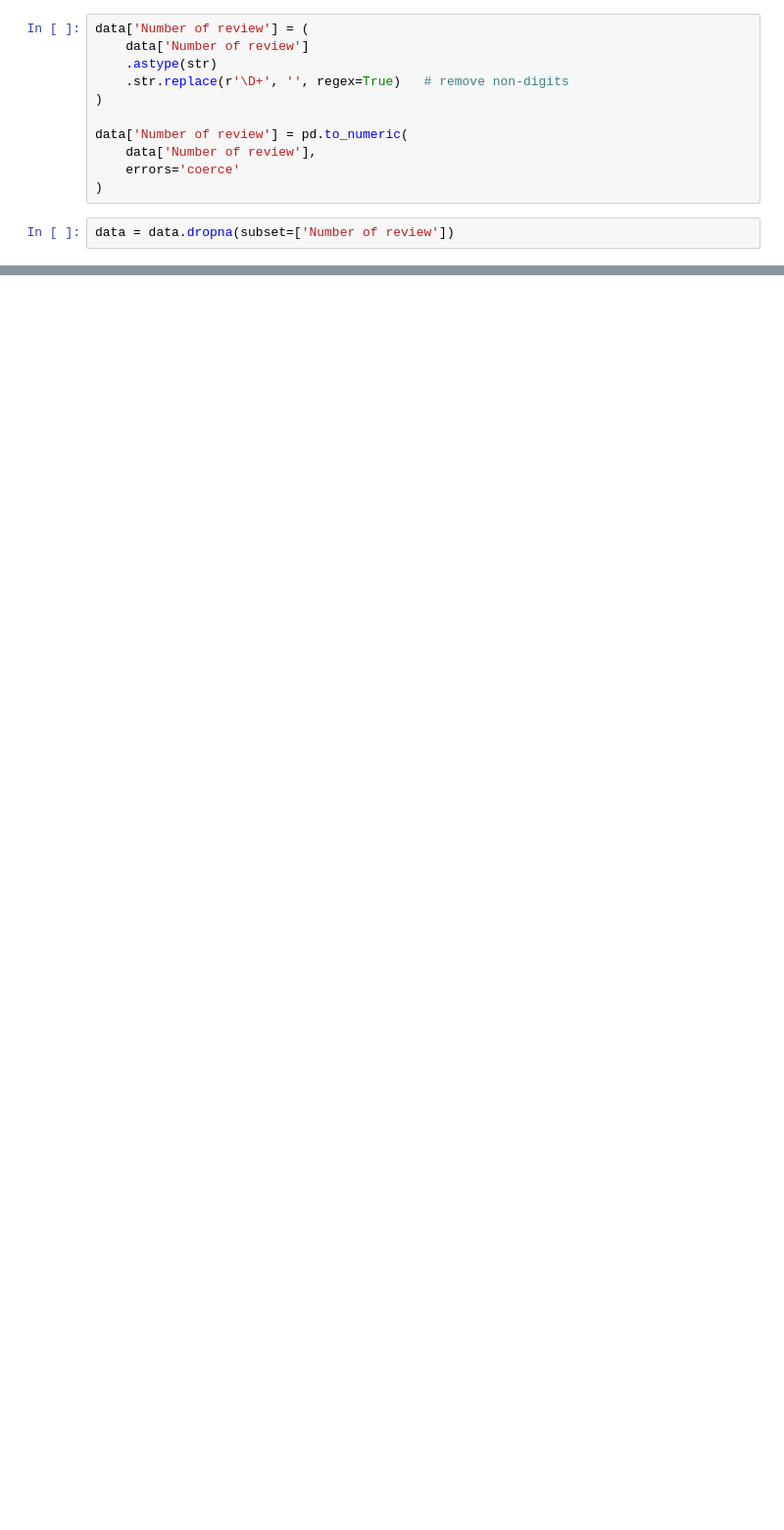
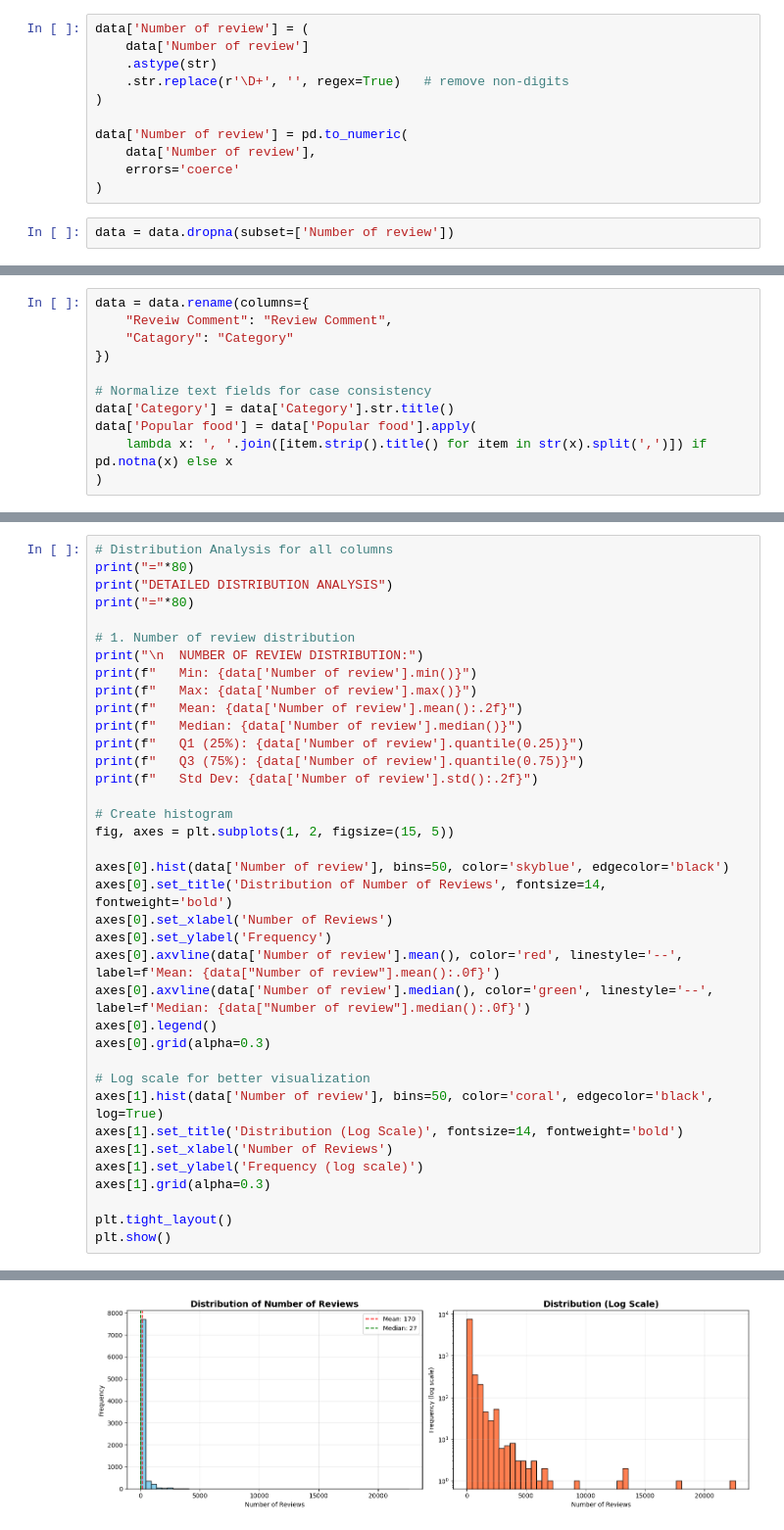
Before and after one commit to emergingsana123/UrbanUmami-An-End-to-End-NLP-Pipeline-for-NYC-Restaurant-Feedback, a Jupyter notebook: app.ipynb, the cells around one changed output, grey strips where cells are left out. Shown at 98% size. Saved outputs shown, nothing was run; the diff lists cells and outputs as text; blank space fills up the shorter version.

```diff
--- a/app.ipynb
+++ b/app.ipynb
@@ -137,0 +136,11 @@ data['Number of review'] = data['Number of review'].astype(int)
+# %%
+data = data.rename(columns={
+    "Reveiw Comment": "Review Comment",
+    "Catagory": "Category"
+})
+
+# Normalize text fields for case consistency
+data['Category'] = data['Category'].str.title()
+data['Popular food'] = data['Popular food'].apply(
+    lambda x: ', '.join([item.strip().title() for item in str(x).split(',')]) if pd.notna(x) else x
+)
@@ -137,0 +274,38 @@ data['Number of review'] = data['Number of review'].astype(int)
+# %%
+# Distribution Analysis for all columns
+print("="*80)
+print("DETAILED DISTRIBUTION ANALYSIS")
+print("="*80)
+
+# 1. Number of review distribution
+print("\n  NUMBER OF REVIEW DISTRIBUTION:")
+print(f"   Min: {data['Number of review'].min()}")
+print(f"   Max: {data['Number of review'].max()}")
+print(f"   Mean: {data['Number of review'].mean():.2f}")
+print(f"   Median: {data['Number of review'].median()}")
+print(f"   Q1 (25%): {data['Number of review'].quantile(0.25)}")
+print(f"   Q3 (75%): {data['Number of review'].quantile(0.75)}")
+print(f"   Std Dev: {data['Number of review'].std():.2f}")
+
+# Create histogram
+fig, axes = plt.subplots(1, 2, figsize=(15, 5))
+
+axes[0].hist(data['Number of review'], bins=50, color='skyblue', edgecolor='black')
+axes[0].set_title('Distribution of Number of Reviews', fontsize=14, fontweight='bold')
+axes[0].set_xlabel('Number of Reviews')
+axes[0].set_ylabel('Frequency')
+axes[0].axvline(data['Number of review'].mean(), color='red', linestyle='--', label=f'Mean: {data["Number of review"].mean():.0f}')
+axes[0].axvline(data['Number of review'].median(), color='green', linestyle='--', label=f'Median: {data["Number of review"].median():.0f}')
+axes[0].legend()
+axes[0].grid(alpha=0.3)
+
+# Log scale for better visualization
+axes[1].hist(data['Number of review'], bins=50, color='coral', edgecolor='black', log=True)
+axes[1].set_title('Distribution (Log Scale)', fontsize=14, fontweight='bold')
+axes[1].set_xlabel('Number of Reviews')
+axes[1].set_ylabel('Frequency (log scale)')
+axes[1].grid(alpha=0.3)
+
+plt.tight_layout()
+plt.show()
+# %% [output]
@@ -137,0 +324 @@ data['Number of review'] = data['Number of review'].astype(int)
+[figure, added]
```
Also changed, not shown: parts of 39 cells of this notebook, 3 other files.
